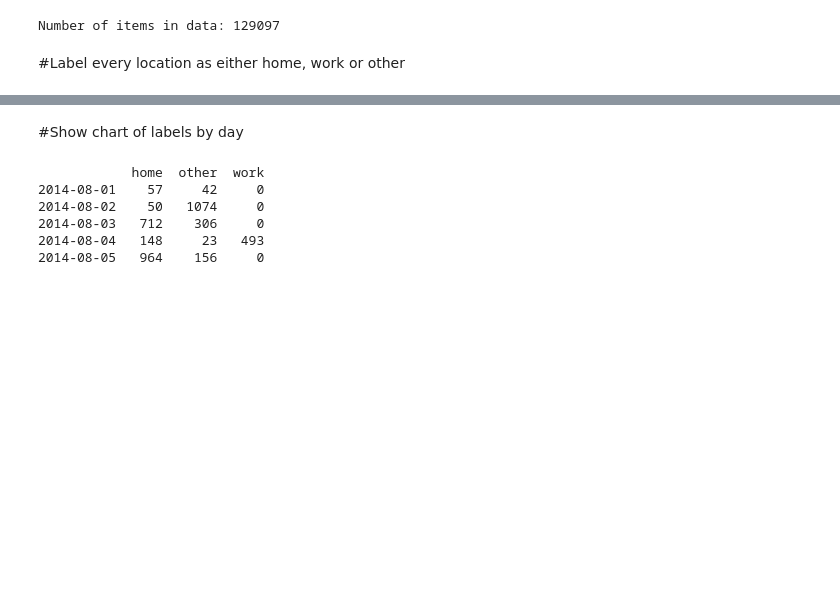
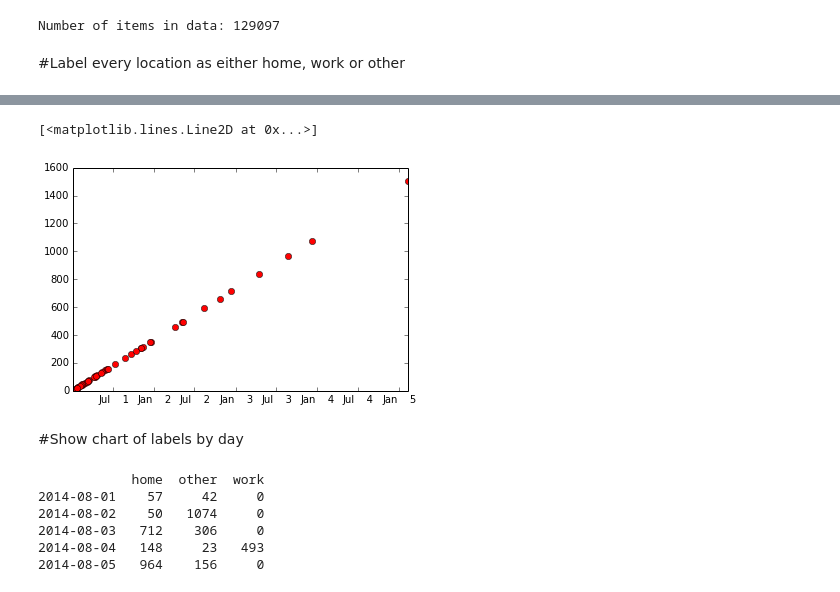
Before and after one commit to fnokeke/student-streams, a Jupyter notebook: src/location-streams.ipynb, the cells around one changed output, grey strips where cells are left out. Drawn from its saved outputs; the diff is of its cells as text; code cells hidden in the pictures; blank space fills up the shorter version.

```diff
--- a/src/location-streams.ipynb
+++ b/src/location-streams.ipynb
@@ -170,3 +169,8 @@ OTHER: [42, 1074, 306, 23, 156] 20
+# %%
+plt.plot_date(y=rr.longitude, x=rr.latitude, color='r')
+# %% [output]
+[<matplotlib.lines.Line2D at 0x...>]
+[figure, added]
 # %% [markdown]
 #Show chart of labels by day
 # %%
```
Also changed, not shown: parts of 23 cells of this notebook, 1 other file.
